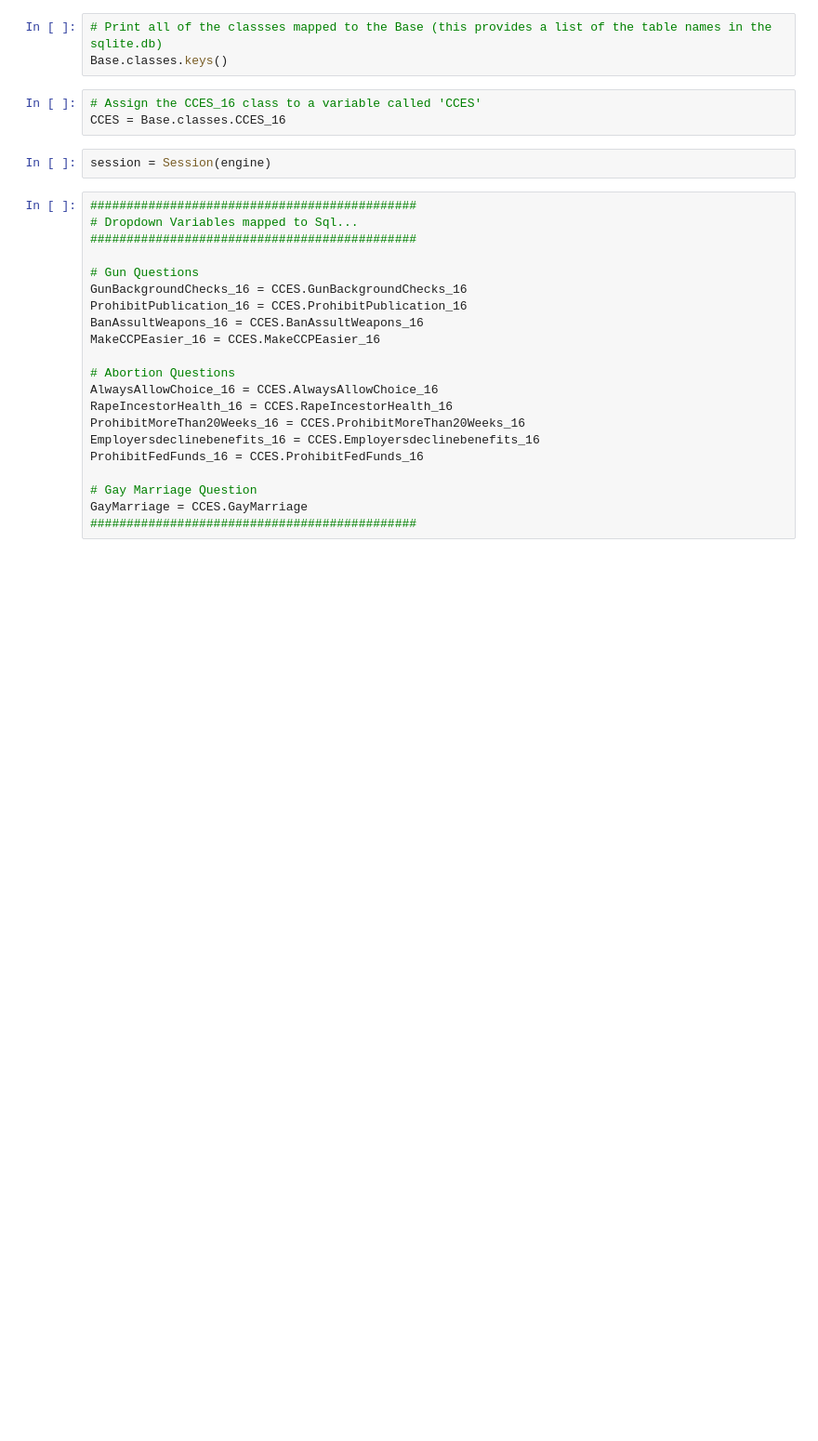
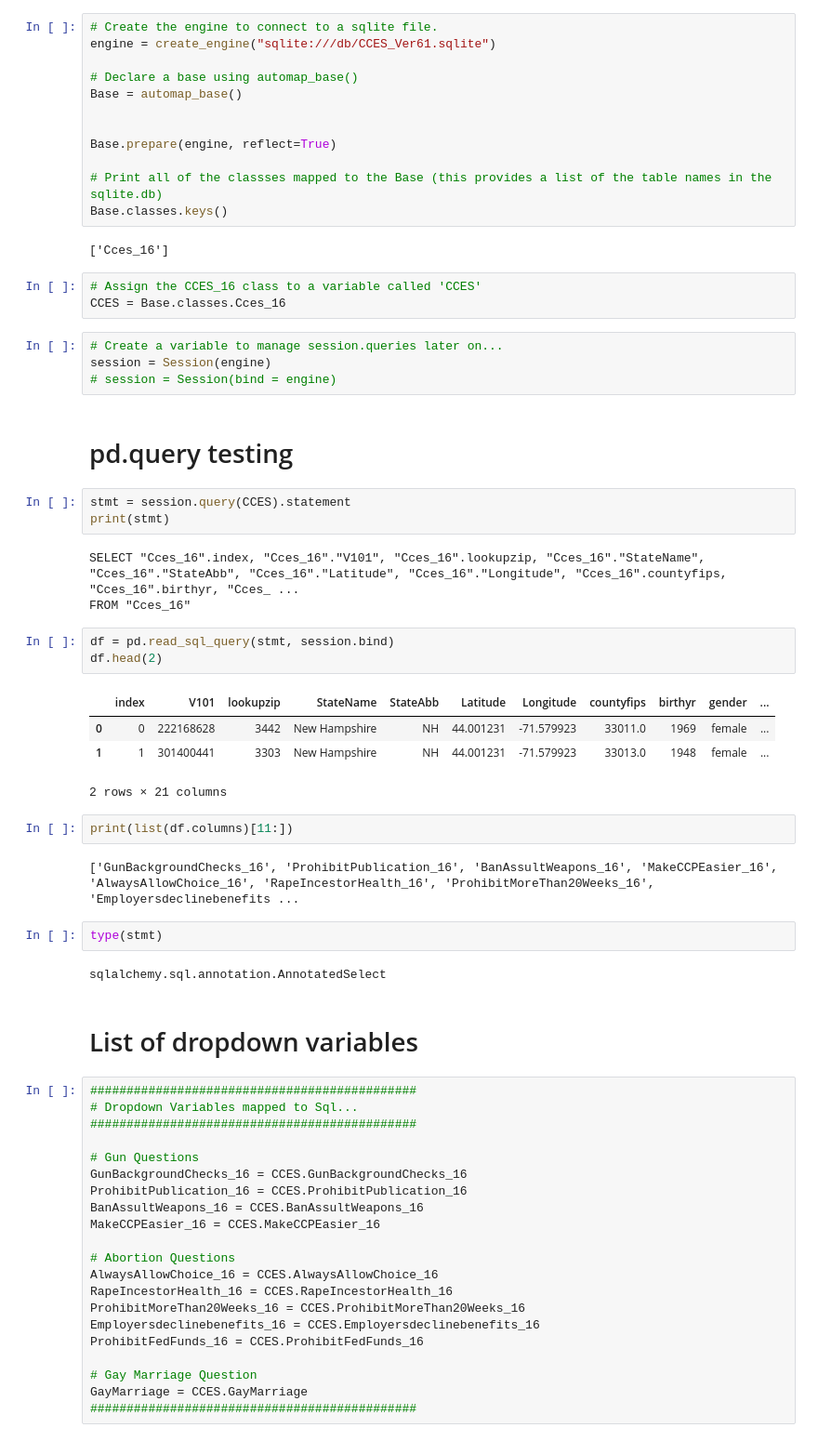
Before and after one commit to kimx3233/CCES_Analysis_2016, a Jupyter notebook: testind_db_connection-Lat_Long.ipynb, the cells around one changed output. Shown at 93% size. Cells and saved outputs as stored; diff of their text form; blank space fills up the shorter version.

```diff
--- a/testind_db_connection-Lat_Long.ipynb
+++ b/testind_db_connection-Lat_Long.ipynb
@@ -61,11 +11,50 @@ Base.prepare(engine, reflect=True)
 # %%
+# Create the engine to connect to a sqlite file.
+engine = create_engine("sqlite:///db/CCES_Ver61.sqlite")
+
+# Declare a base using automap_base()
+Base = automap_base()
+
+
+Base.prepare(engine, reflect=True)
+
 # Print all of the classses mapped to the Base (this provides a list of the table names in the sqlite.db)
 Base.classes.keys()
+# %% [output]
+['Cces_16']
 # %%
 # Assign the CCES_16 class to a variable called 'CCES'
-CCES = Base.classes.CCES_16
+CCES = Base.classes.Cces_16
-# %%
-session = Session(engine)
+# %%
+# Create a variable to manage session.queries later on...
+session = Session(engine)
+# session = Session(bind = engine)
+# %% [markdown]
+# pd.query testing
+# %%
+stmt = session.query(CCES).statement
+print(stmt)
+# %% [output]
+SELECT "Cces_16".index, "Cces_16"."V101", "Cces_16".lookupzip, "Cces_16"."StateName", "Cces_16"."StateAbb", "Cces_16"."Latitude", "Cces_16"."Longitude", "Cces_16".countyfips, "Cces_16".birthyr, "Cces_ ...
+FROM "Cces_16"
+# %%
+df = pd.read_sql_query(stmt, session.bind)
+df.head(2)
+# %% [output]
+|  | index | V101 | lookupzip | StateName | StateAbb | Latitude | Longitude | countyfips | birthyr | gender | ... |
+| 0 | 0 | 222168628 | 3442 | New Hampshire | NH | 44.001231 | -71.579923 | 33011.0 | 1969 | female | ... |
+| 1 | 1 | 301400441 | 3303 | New Hampshire | NH | 44.001231 | -71.579923 | 33013.0 | 1948 | female | ... |
+2 rows × 21 columns
+# %%
+print(list(df.columns)[11:])
+# %% [output]
+['GunBackgroundChecks_16', 'ProhibitPublication_16', 'BanAssultWeapons_16', 'MakeCCPEasier_16', 'AlwaysAllowChoice_16', 'RapeIncestorHealth_16', 'ProhibitMoreThan20Weeks_16', 'Employersdeclinebenefits ...
+# %%
+type(stmt)
+# %% [output]
+sqlalchemy.sql.annotation.AnnotatedSelect
+# %% [markdown]
+# List of dropdown variables
 # %%
 #############################################
 # Dropdown Variables mapped to Sql...
```
Also changed, not shown: parts of 7 cells of this notebook, 15 other files.
